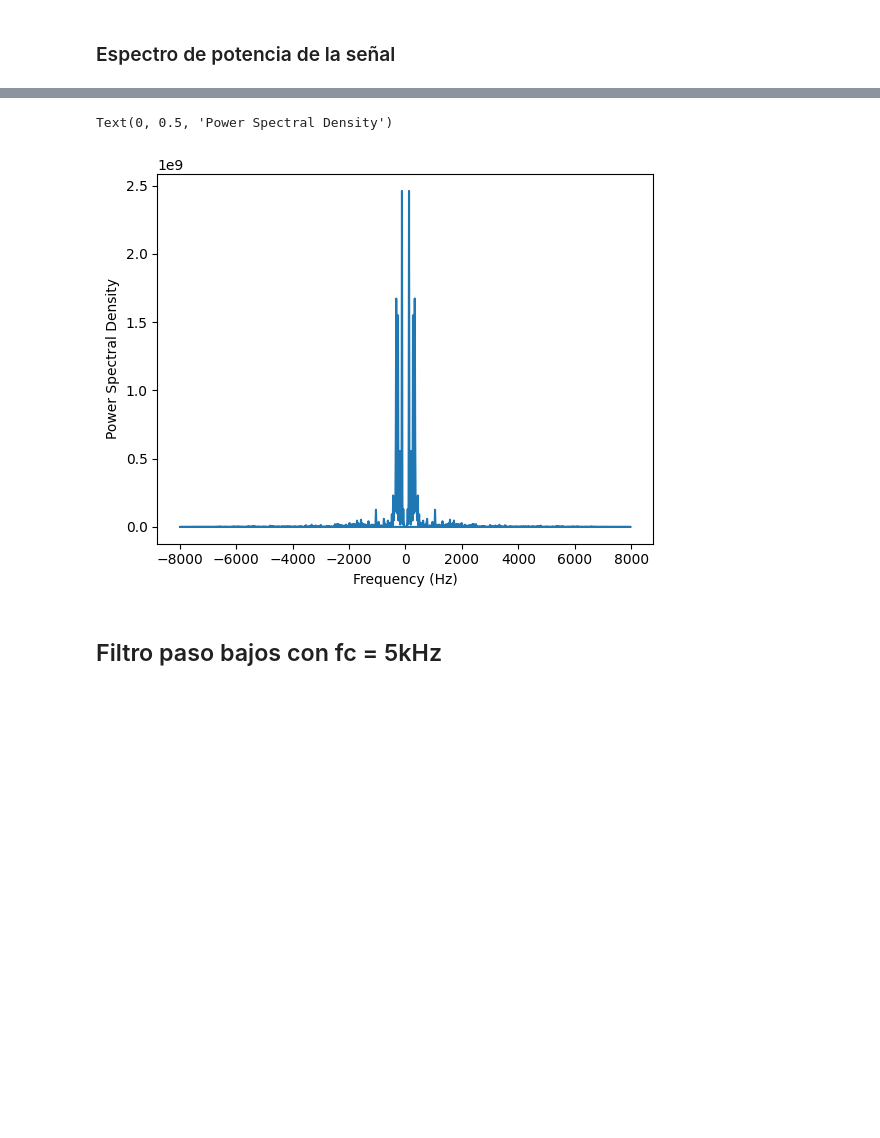
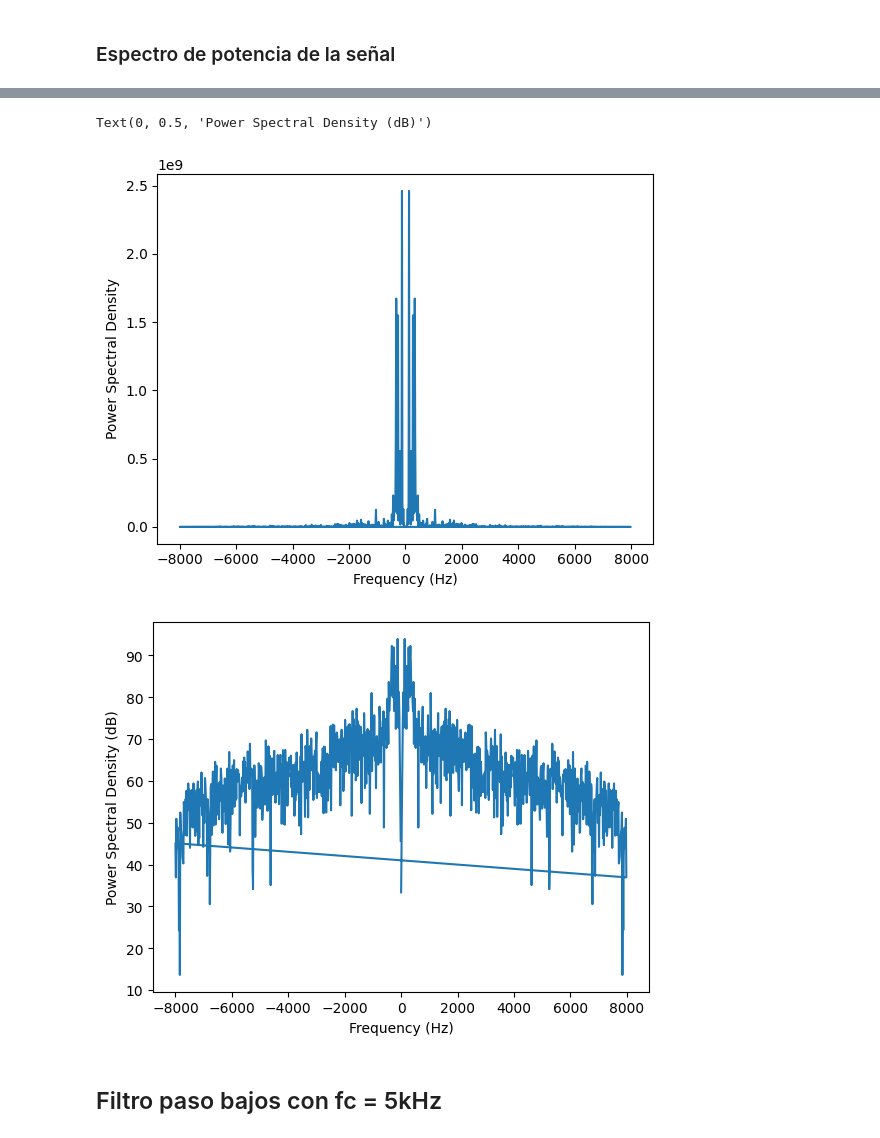
Before and after one commit to crisart2001/Taller_Instrumentacion, a Jupyter notebook: lab_1/lab1.ipynb, the cells around one changed output, grey strips where cells are left out. Cells and saved outputs as stored; diff of their text form; code cells hidden in the pictures; blank space fills up the shorter version.

```diff
--- a/lab_1/lab1.ipynb
+++ b/lab_1/lab1.ipynb
@@ -129,16 +159,24 @@ Text(0, 0.5, 'Power Spectral Density')
 # %%
 power_spectrum_ruido = np.abs(fft_sum_)**2
 
 N = len(power_spectrum_ruido)
 new_frequency = np.fft.fftfreq(N, d=1.0/silencio.frame_rate)
 
 plt.figure()
 plt.plot(new_frequency, power_spectrum_ruido)
 plt.xlabel('Frequency (Hz)')
 plt.ylabel('Power Spectral Density')
+
+#En dB
+
+plt.figure()
+plt.plot(new_frequency, 10 * np.log10(power_spectrum_ruido))
+plt.xlabel('Frequency (Hz)')
+plt.ylabel('Power Spectral Density (dB)')
 # %% [output]
-Text(0, 0.5, 'Power Spectral Density')
+Text(0, 0.5, 'Power Spectral Density (dB)')
 [figure]
+[figure, added]
 # %%
 plt.show()
 # %% [markdown]
```
Also changed, not shown: parts of 8 cells of this notebook.
